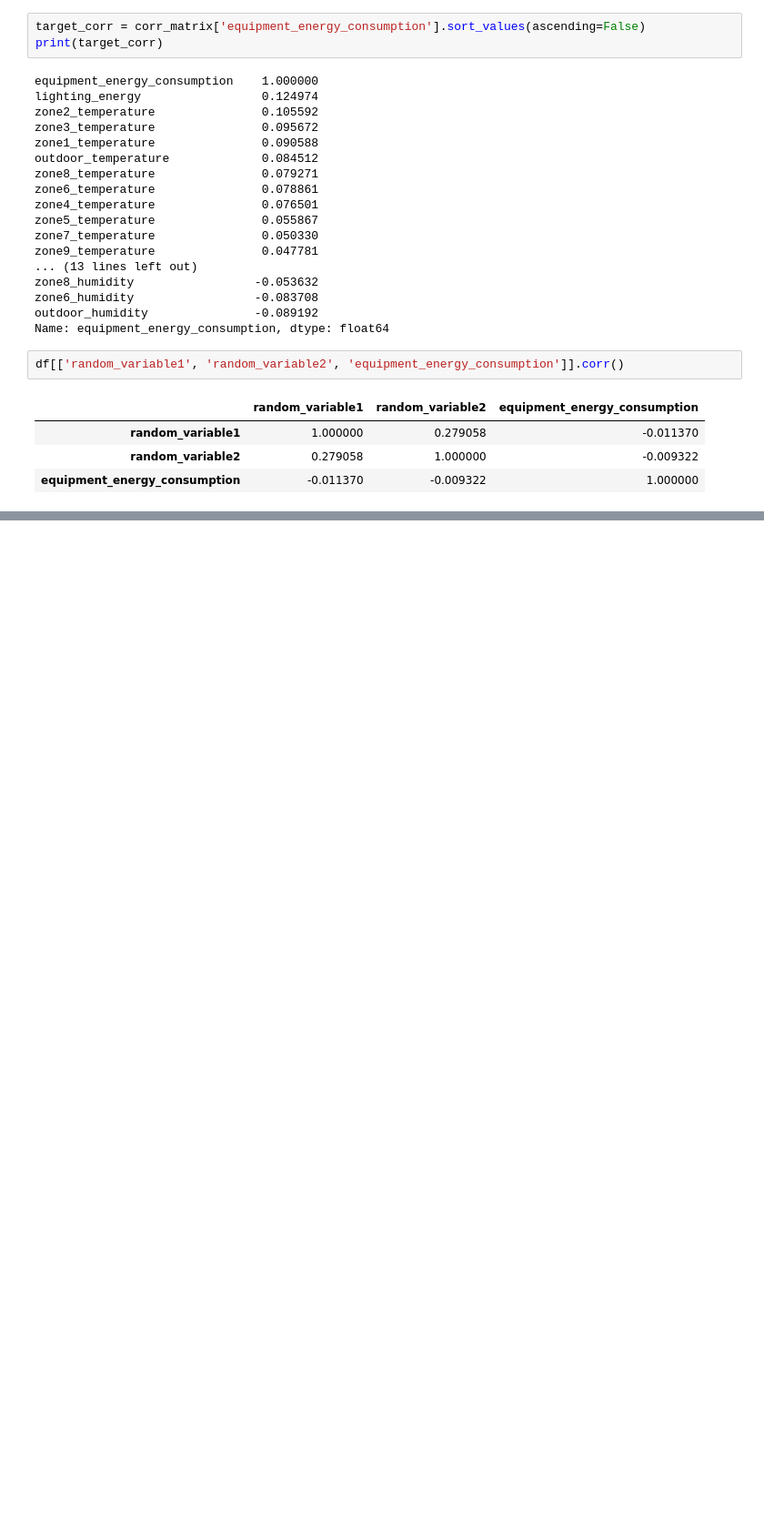
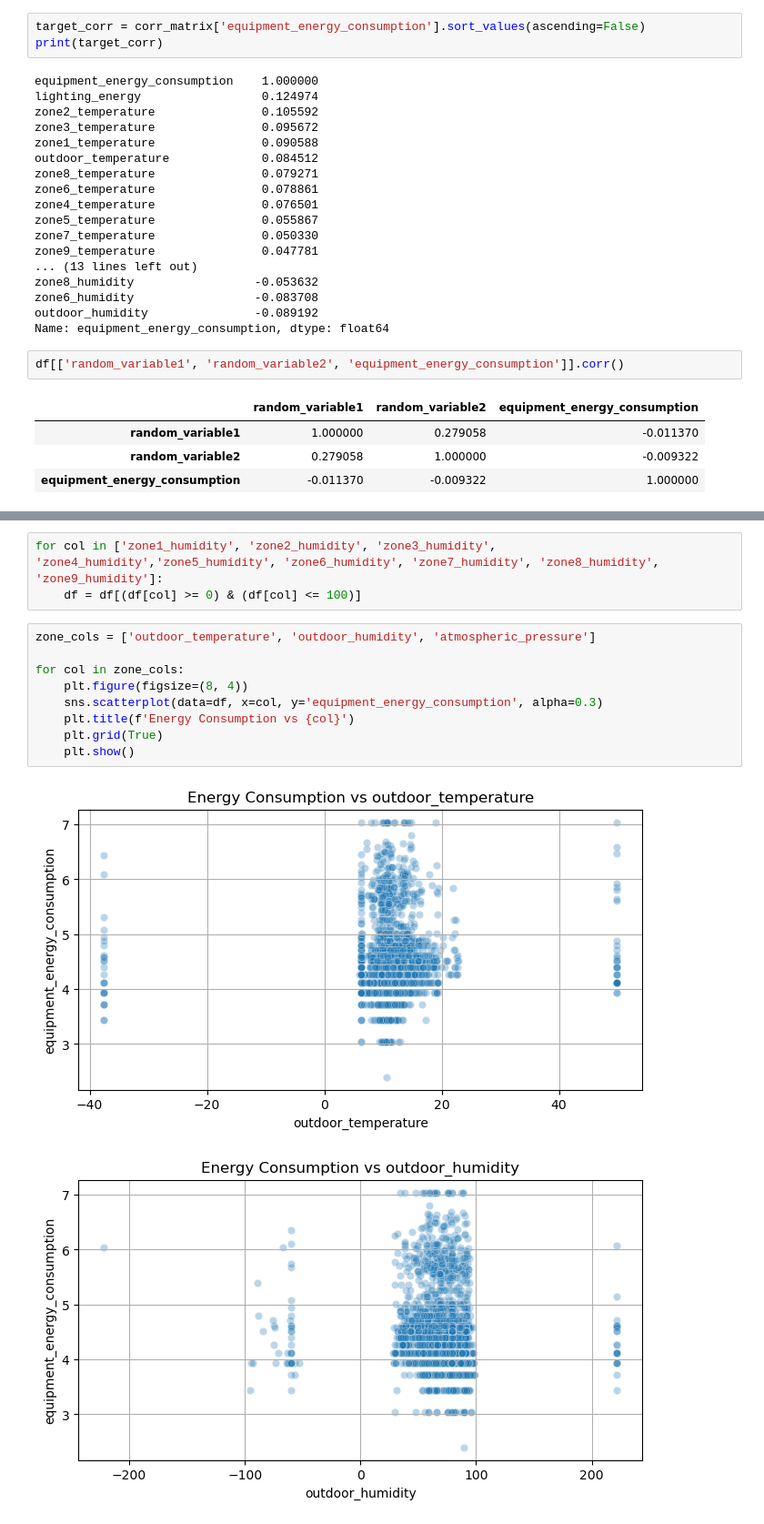
Before and after one commit to diwansinghchauhan/DS-Intern-Assignment-DiwanSinghChauhan, a Jupyter notebook: main.ipynb, the cells around one changed output, grey strips where cells are left out. Shown at 91% size. Saved outputs shown, nothing was run; the diff lists cells and outputs as text; blank space fills up the shorter version.

```diff
--- a/main.ipynb
+++ b/main.ipynb
@@ -179,0 +211,15 @@ df[['random_variable1', 'random_variable2', 'equipment_energy_consumption']].cor
+# %%
+for col in ['zone1_humidity', 'zone2_humidity', 'zone3_humidity', 'zone4_humidity','zone5_humidity', 'zone6_humidity', 'zone7_humidity', 'zone8_humidity', 'zone9_humidity']:
+    df = df[(df[col] >= 0) & (df[col] <= 100)]
+# %%
+zone_cols = ['outdoor_temperature', 'outdoor_humidity', 'atmospheric_pressure']
+
+for col in zone_cols:
+    plt.figure(figsize=(8, 4))
+    sns.scatterplot(data=df, x=col, y='equipment_energy_consumption', alpha=0.3)
+    plt.title(f'Energy Consumption vs {col}')
+    plt.grid(True)
+    plt.show()
+# %% [output]
+[figure, added]
+[figure, added]
```
Also changed, not shown: parts of 25 cells of this notebook.
